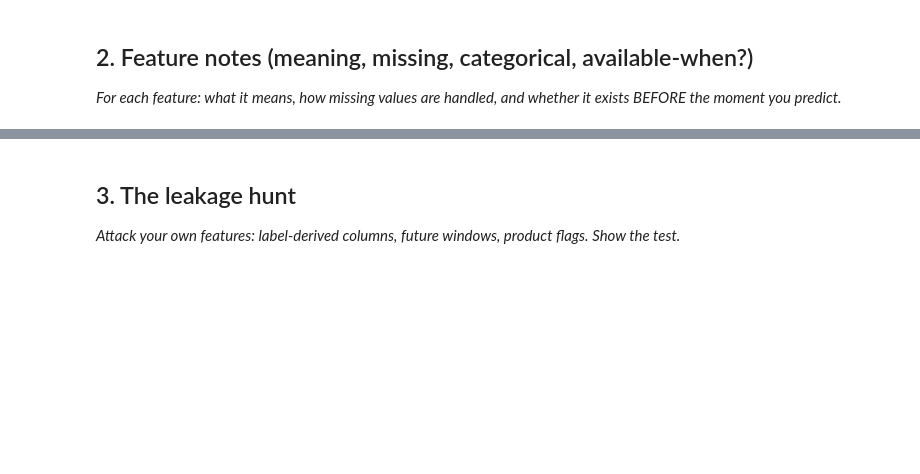
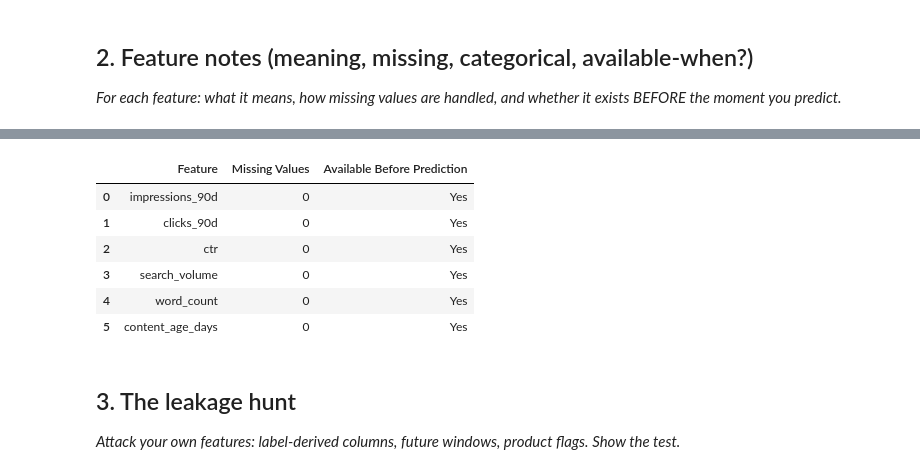
Before and after one commit to Dilip-chendra/FlyRank-Week1, a Jupyter notebook: work/notebooks/w03_feature_leakage_check.ipynb, the cells around one changed output, grey strips where cells are left out. Drawn from its saved outputs; the diff is of its cells as text; code cells hidden in the pictures; blank space fills up the shorter version.

```diff
--- a/work/notebooks/w03_feature_leakage_check.ipynb
+++ b/work/notebooks/w03_feature_leakage_check.ipynb
@@ -23,3 +85,19 @@ This skeleton is yours to fill. Work the sections **in order** — each one has
+# %%
+feature_notes = pd.DataFrame({
+    "Feature": features,
+    "Missing Values": X.isnull().sum().values,
+    "Available Before Prediction": ["Yes"] * len(features)
+})
+
+feature_notes
+# %% [output]
+|  | Feature | Missing Values | Available Before Prediction |
+| 0 | impressions_90d | 0 | Yes |
+| 1 | clicks_90d | 0 | Yes |
+| 2 | ctr | 0 | Yes |
+| 3 | search_volume | 0 | Yes |
+| 4 | word_count | 0 | Yes |
+| 5 | content_age_days | 0 | Yes |
 # %% [markdown]
 ## 3. The leakage hunt
 
```
Also changed, not shown: parts of 12 cells of this notebook.
